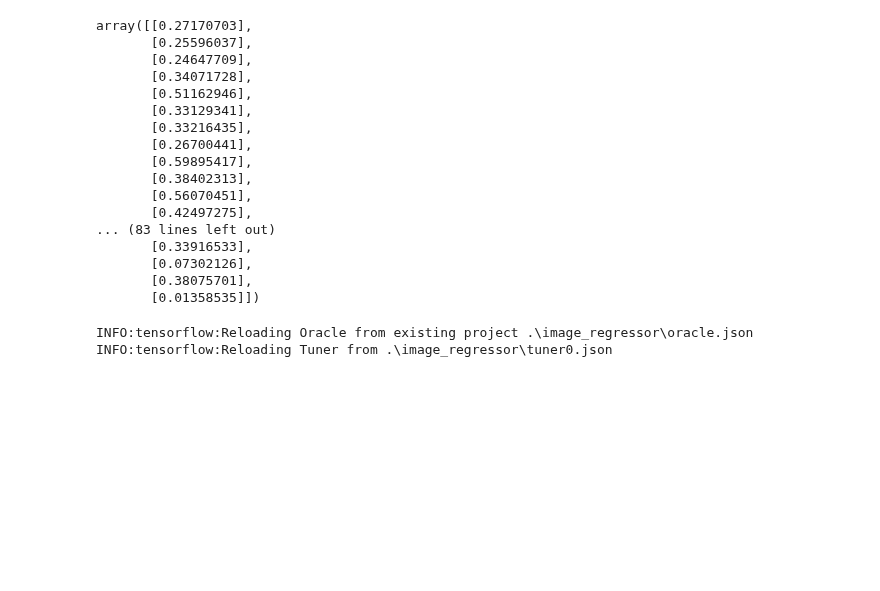
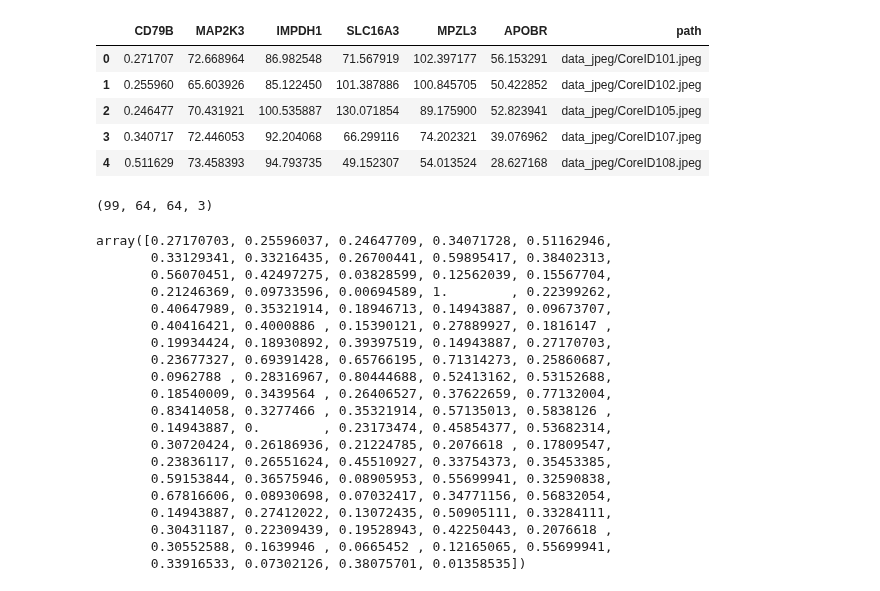
Before and after one commit to udiram/Glioblastoma_analysis, a Jupyter notebook: predict_rna/ak.ipynb, the cells around one changed output. Saved outputs shown, nothing was run; the diff lists cells and outputs as text; code cells hidden in the pictures; blank space fills up the shorter version.

```diff
--- a/predict_rna/ak.ipynb
+++ b/predict_rna/ak.ipynb
@@ -16,20 +0,0 @@ y = (y - y.min()) / (y.max() - y.min())
-# %%
-y
-# %% [output]
-array([[0.27170703],
-       [0.25596037],
-       [0.24647709],
-       [0.34071728],
-       [0.51162946],
-       [0.33129341],
-       [0.33216435],
-       [0.26700441],
-       [0.59895417],
-       [0.38402313],
-       [0.56070451],
-       [0.42497275],
-... (83 lines left out)
-       [0.33916533],
-       [0.07302126],
-       [0.38075701],
-       [0.01358535]])
@@ -46,6 +0,0 @@ X_train, X_test, y_train, y_test = train_test_split(X, y, test_size=0.2)
-# %%
-# Instantiate an AutoKeras multi-class regressor
-clf = ak.ImageRegressor(output_dim=1)
-# %% [output]
-INFO:tensorflow:Reloading Oracle from existing project .\image_regressor\oracle.json
-INFO:tensorflow:Reloading Tuner from .\image_regressor\tuner0.json
@@ -51,0 +8,16 @@ INFO:tensorflow:Reloading Tuner from .\image_regressor\tuner0.json
+# %%
+# Load the expression data from the csv file into a pandas DataFrame
+df = pd.read_csv('df_train.csv')
+df['path'] = 'data_jpeg/' + df['path']
+#replace .tif with .jpeg
+df['path'] = df['path'].str.replace('.tif', '.jpeg')
+# normalise the CD79B column
+df['CD79B'] = (df['CD79B'] - df['CD79B'].min()) / (df['CD79B'].max() - df['CD79B'].min())
+df.head()
+# %% [output]
+|  | CD79B | MAP2K3 | IMPDH1 | SLC16A3 | MPZL3 | APOBR | path |
+| 0 | 0.271707 | 72.668964 | 86.982548 | 71.567919 | 102.397177 | 56.153291 | data_jpeg/CoreID101.jpeg |
+| 1 | 0.255960 | 65.603926 | 85.122450 | 101.387886 | 100.845705 | 50.422852 | data_jpeg/CoreID102.jpeg |
+| 2 | 0.246477 | 70.431921 | 100.535887 | 130.071854 | 89.175900 | 52.823941 | data_jpeg/CoreID105.jpeg |
+| 3 | 0.340717 | 72.446053 | 92.204068 | 66.299116 | 74.202321 | 39.076962 | data_jpeg/CoreID107.jpeg |
+| 4 | 0.511629 | 73.458393 | 94.793735 | 49.152307 | 54.013524 | 28.627168 | data_jpeg/CoreID108.jpeg |
@@ -51,0 +41,31 @@ INFO:tensorflow:Reloading Tuner from .\image_regressor\tuner0.json
+# %%
+# Convert the list of images to a numpy array
+X = np.array(images)
+X.shape
+# %% [output]
+(99, 64, 64, 3)
+# %%
+# Get the expression values from the DataFrame
+y = df['CD79B'].values
+y
+# %% [output]
+array([0.27170703, 0.25596037, 0.24647709, 0.34071728, 0.51162946,
+       0.33129341, 0.33216435, 0.26700441, 0.59895417, 0.38402313,
+       0.56070451, 0.42497275, 0.03828599, 0.12562039, 0.15567704,
+       0.21246369, 0.09733596, 0.00694589, 1.        , 0.22399262,
+       0.40647989, 0.35321914, 0.18946713, 0.14943887, 0.09673707,
+       0.40416421, 0.4000886 , 0.15390121, 0.27889927, 0.1816147 ,
+       0.19934424, 0.18930892, 0.39397519, 0.14943887, 0.27170703,
+       0.23677327, 0.69391428, 0.65766195, 0.71314273, 0.25860687,
+       0.0962788 , 0.28316967, 0.80444688, 0.52413162, 0.53152688,
+       0.18540009, 0.3439564 , 0.26406527, 0.37622659, 0.77132004,
+       0.83414058, 0.3277466 , 0.35321914, 0.57135013, 0.5838126 ,
+       0.14943887, 0.        , 0.23173474, 0.45854377, 0.53682314,
+       0.30720424, 0.26186936, 0.21224785, 0.2076618 , 0.17809547,
+       0.23836117, 0.26551624, 0.45510927, 0.33754373, 0.35453385,
+       0.59153844, 0.36575946, 0.08905953, 0.55699941, 0.32590838,
+       0.67816606, 0.08930698, 0.07032417, 0.34771156, 0.56832054,
+       0.14943887, 0.27412022, 0.13072435, 0.50905111, 0.33284111,
+       0.30431187, 0.22309439, 0.19528943, 0.42250443, 0.2076618 ,
+       0.30552588, 0.1639946 , 0.0665452 , 0.12165065, 0.55699941,
+       0.33916533, 0.07302126, 0.38075701, 0.01358535])
```
Also changed, not shown: parts of 9 cells of this notebook, 11 other files.
